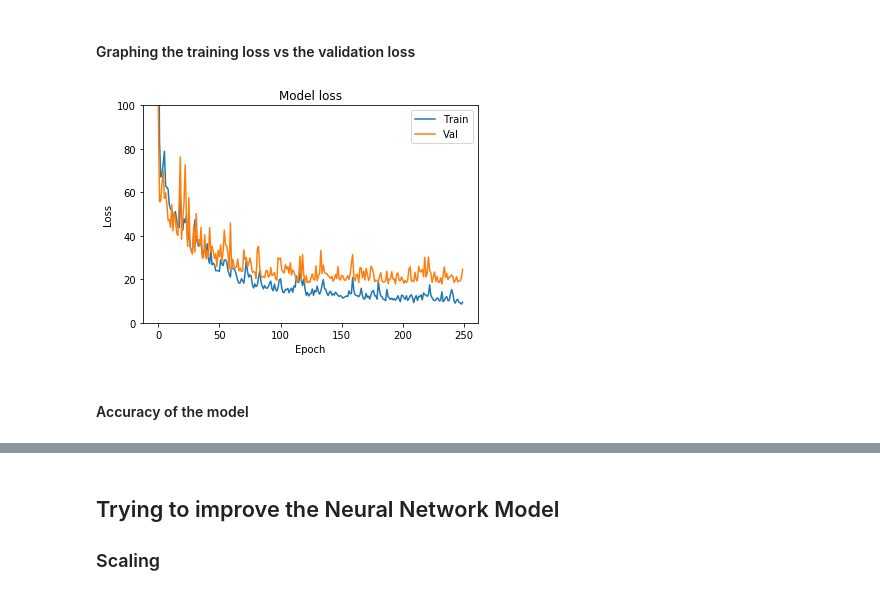
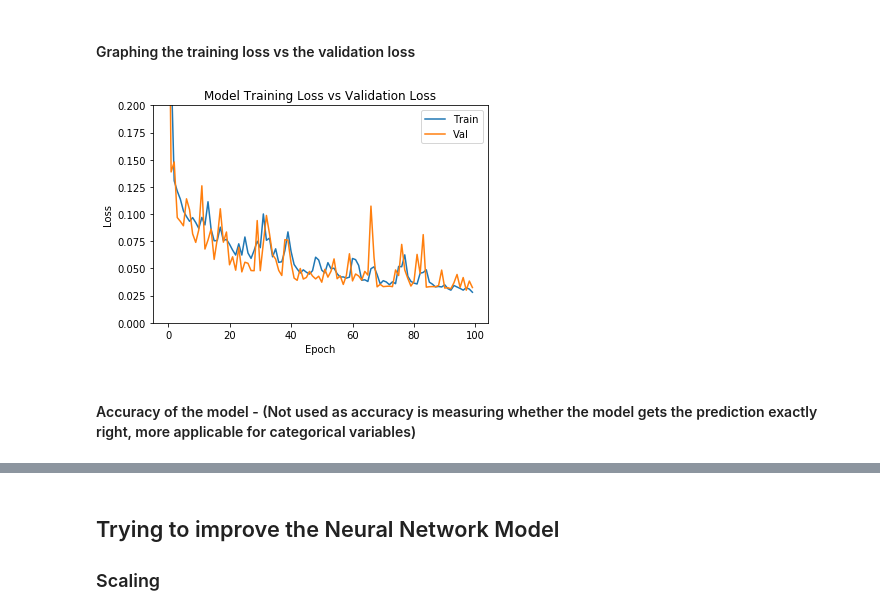
Before and after one commit to G00364756/52954---Machine_Learning-Statistics-Project, a Jupyter notebook: boston.ipynb, the cells around one changed output, grey strips where cells are left out. Cells and saved outputs as stored; diff of their text form; code cells hidden in the pictures.

```diff
--- a/boston.ipynb
+++ b/boston.ipynb
@@ -406,10 +435,11 @@ x_val, x_test, y_val, y_test = mod.train_test_split(x_val_and_test, y_val_and_te
 m = kr.models.Sequential()
 
 # Add layers to of nurons to the network and add activation functions that are appropriate for the model
-m.add(kr.layers.Dense(50, input_dim=13, activation="relu"))
-m.add(kr.layers.Dense(100, input_dim=13, activation="relu"))
-m.add(kr.layers.Dense(50, input_dim=13, activation="relu"))
+m.add(kr.layers.Dense(100, input_dim=13, activation="softplus"))
+m.add(kr.layers.Dense(75, input_dim=13, activation="softplus"))
+m.add(kr.layers.Dense(50, input_dim=13, activation="softplus"))
+m.add(kr.layers.Dense(20, input_dim=13, activation="softplus"))
 m.add(kr.layers.Dense(1, input_dim=13, activation="linear"))
 
-# Compile the neural network using a suitable optimiser to imporve the model each time it is trained
-m.compile(loss="mean_squared_error", optimizer="adam",  metrics=['accuracy'])
+# Compile the neural network using a suitable optimiser to improve the model each time it is trained
+m.compile(loss="mean_squared_logarithmic_error", optimizer="adam",  metrics=['accuracy'])
@@ -421,5 +447,5 @@ Colocations handled automatically by placer.
 ### Train the Neural Network
 # %%
 # Train the neural network.
-boston_model = m.fit(x_train, y_train, epochs=250, batch_size=20, validation_data=(x_val,y_val))
+boston_model = m.fit(x_train, y_train, epochs=100, batch_size=20, validation_data=(x_val,y_val))
 # %% [output]
@@ -460,18 +486,29 @@ Accuracy is:  0.0
 # %% [markdown]
 #### Graphing the training loss vs the validation loss
 # %%
-#Adapted from: https://hackernoon.com/build-your-first-neural-network-to-predict-house-prices-with-keras-3fb0839680f4
+# Adapted from: https://hackernoon.com/build-your-first-neural-network-to-predict-house-prices-with-keras-3fb0839680f4
 
+# Plot the training loss
 plt.plot(boston_model.history['loss'])
+
+# Plot the validation loss
 plt.plot(boston_model.history['val_loss'])
-plt.title('Model loss')
+
+# Give the plot a title
+plt.title('Model Training Loss vs Validation Loss')
+
+# Label the x and y axes
 plt.ylabel('Loss')
 plt.xlabel('Epoch')
-plt.ylim(0, 100)
+
+# Limit the scale of the y axis
+plt.ylim(0, 0.2)
+
+# Insert a legend and show the plot in the jupyter notebook
 plt.legend(['Train', 'Val'], loc='upper right')
 plt.show()
 # %% [output]
-[figure, old version]
+[figure, new version]
-# %% [markdown]
-#### Accuracy of the model
+# %% [markdown]
+#### Accuracy of the model - (Not used as accuracy is measuring whether the model gets the prediction exactly right, more applicable for categorical variables)
 # %%
```
Also changed, not shown: parts of 68 cells of this notebook, 3 other files.
